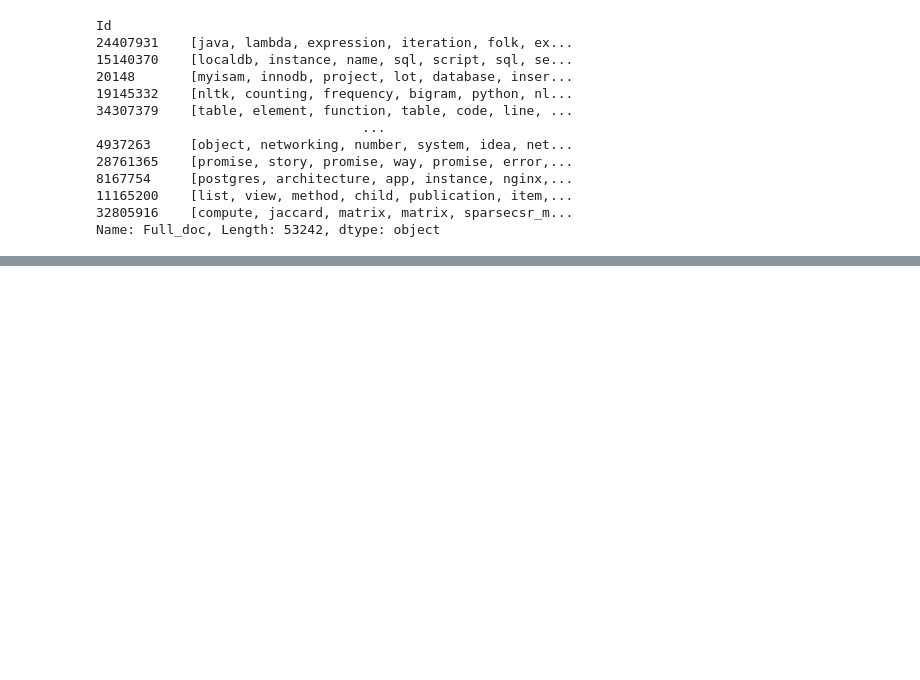
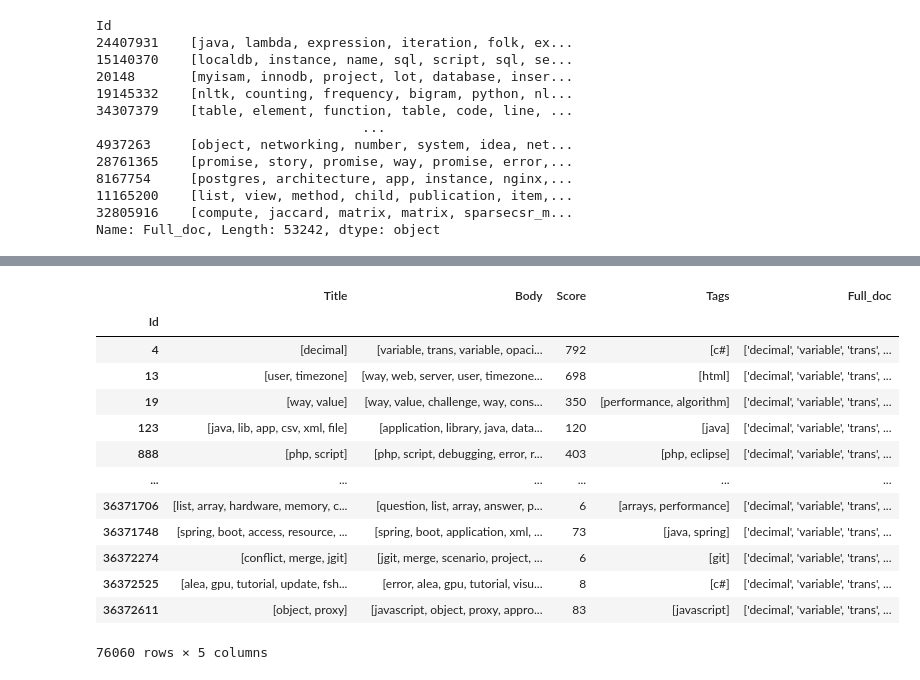
Before and after one commit to Oumnia-Sdn/Project-5-Categoriser-automatiquement-des-questions, a Jupyter notebook: Notebooks/Essais .ipynb, the cells around one changed output, grey strips where cells are left out. Saved outputs shown, nothing was run; the diff lists cells and outputs as text; code cells hidden in the pictures; blank space fills up the shorter version.

Commit message:
retraining NN and debugging tuple issues

```diff
--- a/Notebooks/Essais .ipynb
+++ b/Notebooks/Essais .ipynb
@@ -1014,0 +1194,11 @@ Num GPUs Available:  1
+# %%
+#rereading data
+from ast import literal_eval
+data1 = pd.read_csv("../Data/StackOverflow_questions_2009_2020_cleaned.csv",
+                   sep=";", index_col=0,
+                   converters={"Title": literal_eval,
+                               "Body": literal_eval,
+                               "Tags": literal_eval})
+data1.head(5)
+data1["Full_doc"] = data1["Title"] + data1["Body"]
+data1["Full_doc"].head(5)
@@ -1014,0 +1213,19 @@ Num GPUs Available:  1
+# %%
+from nltk.tokenize.treebank import TreebankWordDetokenizer
+data1['Full_doc'] = TreebankWordDetokenizer().detokenize(map(str, data1['Full_doc']))
+data1
+# %% [output]
+|  | Title | Body | Score | Tags | Full_doc |
+| Id |  |  |  |  |  |
+| 4 | [decimal] | [variable, trans, variable, opaci... | 792 | [c#] | ['decimal', 'variable', 'trans', ... |
+| 13 | [user, timezone] | [way, web, server, user, timezone... | 698 | [html] | ['decimal', 'variable', 'trans', ... |
+| 19 | [way, value] | [way, value, challenge, way, cons... | 350 | [performance, algorithm] | ['decimal', 'variable', 'trans', ... |
+| 123 | [java, lib, app, csv, xml, file] | [application, library, java, data... | 120 | [java] | ['decimal', 'variable', 'trans', ... |
+| 888 | [php, script] | [php, script, debugging, error, r... | 403 | [php, eclipse] | ['decimal', 'variable', 'trans', ... |
+| ... | ... | ... | ... | ... | ... |
+| 36371706 | [list, array, hardware, memory, c... | [question, list, array, answer, p... | 6 | [arrays, performance] | ['decimal', 'variable', 'trans', ... |
+| 36371748 | [spring, boot, access, resource, ... | [spring, boot, application, xml, ... | 73 | [java, spring] | ['decimal', 'variable', 'trans', ... |
+| 36372274 | [conflict, merge, jgit] | [jgit, merge, scenario, project, ... | 6 | [git] | ['decimal', 'variable', 'trans', ... |
+| 36372525 | [alea, gpu, tutorial, update, fsh... | [error, alea, gpu, tutorial, visu... | 8 | [c#] | ['decimal', 'variable', 'trans', ... |
+| 36372611 | [object, proxy] | [javascript, object, proxy, appro... | 83 | [javascript] | ['decimal', 'variable', 'trans', ... |
+76060 rows × 5 columns
```
Also changed, not shown: parts of 67 cells of this notebook, 2 other files.
